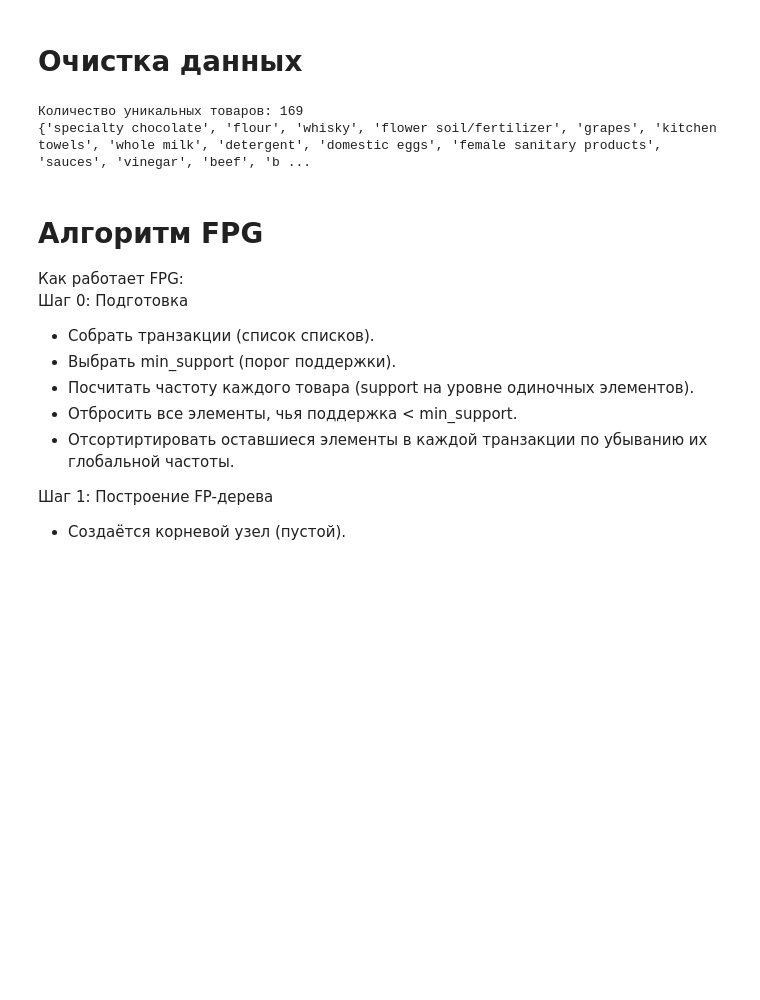
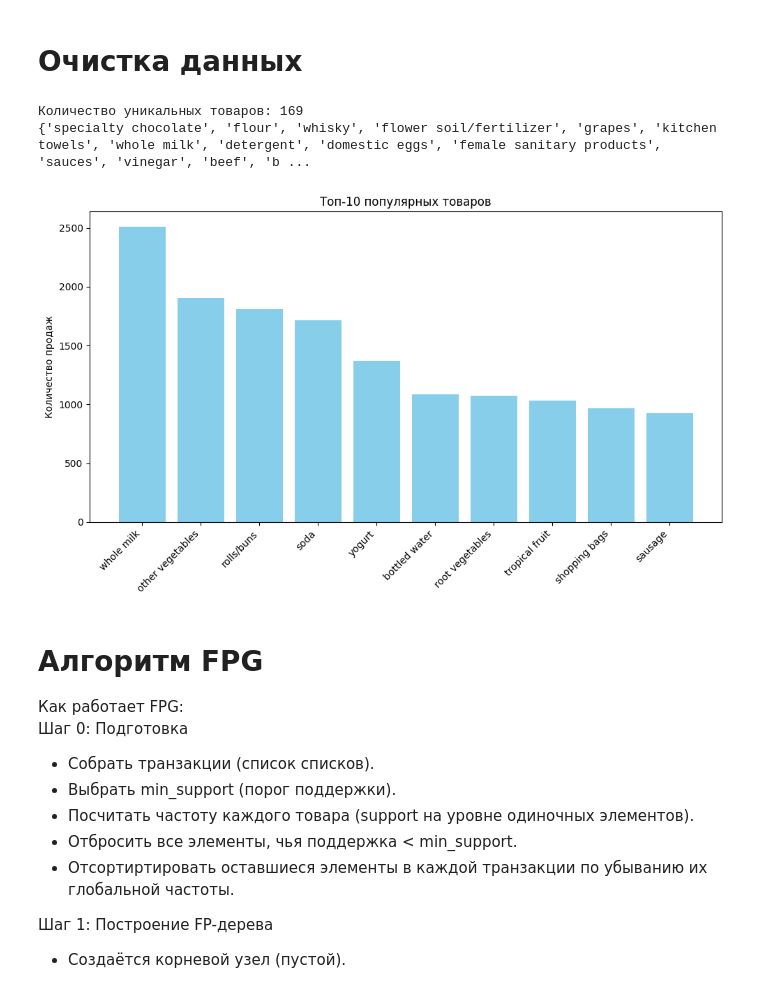
Before and after one commit to Niknet19/ML, a Jupyter notebook: lab2_1.ipynb, the cells around one changed output. Drawn from its saved outputs; the diff is of its cells as text; code cells hidden in the pictures; blank space fills up the shorter version.

```diff
--- a/lab2_1.ipynb
+++ b/lab2_1.ipynb
@@ -74,17 +75,30 @@ plt.show()
 # %%
 np_data = all_data.to_numpy()
 np_data = [[elem for elem in row[1:] if isinstance(elem, str)] for row in np_data]
 
 unique_items = set()
 for row in np_data:
     for elem in row:
         unique_items.add(elem)
 
 print("Количество уникальных товаров:", len(unique_items))
 print(unique_items)
+
+all_items = [elem for row in np_data for elem in row]
+item_counts = Counter(all_items)
+top10 = item_counts.most_common(10)
+items, counts = zip(*top10)
+plt.figure(figsize=(10,6))
+plt.bar(items, counts, color='skyblue')
+plt.xticks(rotation=45, ha='right')
+plt.ylabel('Количество продаж')
+plt.title('Топ-10 популярных товаров')
+plt.tight_layout()
+plt.show()
 # %% [output]
 Количество уникальных товаров: 169
 {'specialty chocolate', 'flour', 'whisky', 'flower soil/fertilizer', 'grapes', 'kitchen towels', 'whole milk', 'detergent', 'domestic eggs', 'female sanitary products', 'sauces', 'vinegar', 'beef', 'b ...
+[figure, added]
 # %% [markdown]
 # Алгоритм FPG
 Как работает FPG:
```
Also changed, not shown: parts of 2 cells of this notebook.
